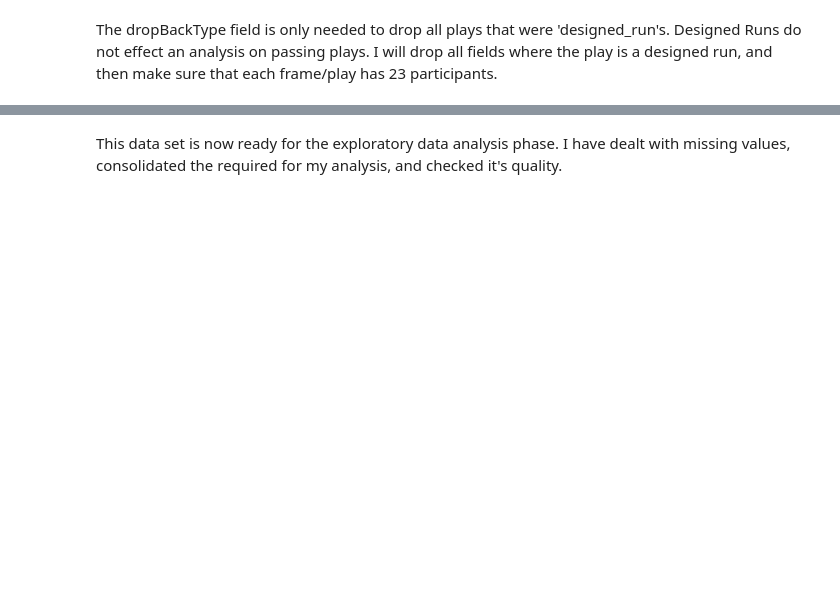
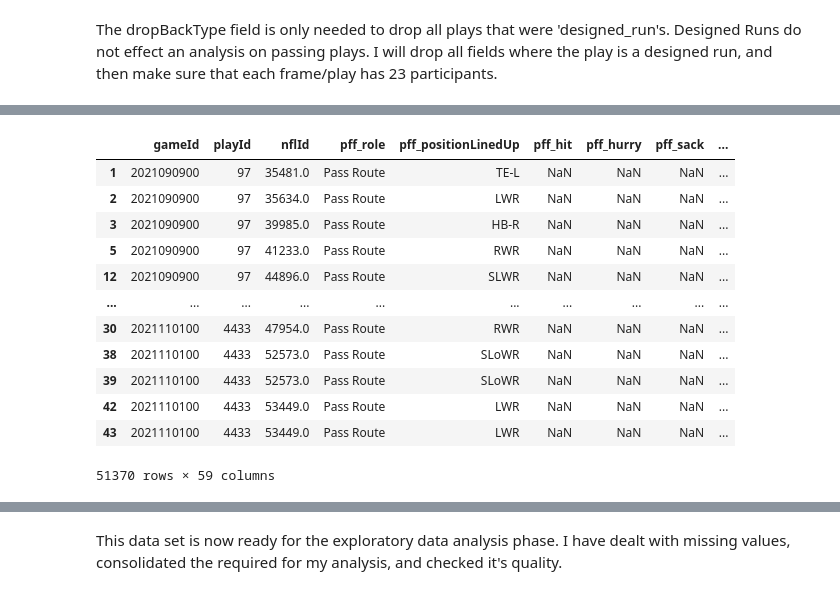
Before and after one commit to bkandikonda27/ExpectedPassingYardsMetricNFL, a Jupyter notebook: DataWrangling.ipynb, the cells around one changed output, grey strips where cells are left out. Saved outputs shown, nothing was run; the diff lists cells and outputs as text; code cells hidden in the pictures; blank space fills up the shorter version.

```diff
--- a/DataWrangling.ipynb
+++ b/DataWrangling.ipynb
@@ -464,0 +364,30 @@ df_main.head()
+# %%
+def addCatchSeparation(dfcatch):
+    ball_point = (dfcatch[(dfcatch['team']=='football')]['x'].values[0], dfcatch[(dfcatch['team']=='football')]['y'].values[0])
+
+
+    off_team = dfcatch[dfcatch['pff_positionLinedUp'] == 'QB'].iloc[0]['team']
+    def_team = dfcatch[dfcatch['pff_role'] == 'Coverage'].iloc[0]['team']
+
+    df_offensive = dfcatch[dfcatch['pff_role'] == 'Pass Route']
+    df_defensive = dfcatch[dfcatch['pff_role'].isin(['Coverage', 'Pass Rush'])]
+
+    off_coord = df_offensive[['x','y']].values
+    def_coord = df_defensive[['x','y']].values
+
+    defender_to_ball = closest_node(ball_point, def_coord)
+    defender_to_ball_dist = calculateDistance(ball_point[0], ball_point[1], defender_to_ball[0], defender_to_ball[1])
+
+    for coord in range(off_coord.shape[0]):
+        off_player_coordinates = (off_coord[coord][0], off_coord[coord][1])
+        closest_player_coordinates = closest_node(off_player_coordinates, def_coord)
+        def_player_coordinates = df_defensive[(df_defensive['x'] == closest_player_coordinates[0]) & (df_defensive['y'] == closest_player_coordinates[1])]
+        corner_dist = calculateDistance(off_coord[coord][0], off_coord[coord][1], def_player_coordinates['x'].values[0], def_player_coordinates['y'].values[0])
+        index = dfcatch.index[(dfcatch['x'] == off_coord[coord][0]) & (dfcatch['y'] == off_coord[coord][1]) & (dfcatch['pff_role'] == 'Pass Route')].tolist()[0]
+        ball_dist = calculateDistance(off_coord[coord][0], off_coord[coord][1], ball_point[0], ball_point[1])
+        dfcatch.at[index, 'separation_from_defender'] = corner_dist
+        dfcatch.at[index, 'dist_from_ball'] = ball_dist
+        dfcatch.at[index, 'defender_from_ball'] = defender_to_ball_dist
+
+
+    return dfcatch
@@ -464,0 +421,23 @@ df_main.head()
+# %%
+for game in df_new['gameId'].unique():
+    df_g = df_new[df_new['gameId'] == game]
+    for play in df_g['playId'].unique():
+        df_p = df_g[df_g['playId'] == play]
+        new_df = addCatchSeparation(df_p)
+        new_df = new_df.reset_index(drop=True)
+        df_copy = pd.concat([df_copy,new_df[~new_df['separation_from_defender'].isna()]])
+df_copy
+# %% [output]
+|  | gameId | playId | nflId | pff_role | pff_positionLinedUp | pff_hit | pff_hurry | pff_sack | ... |
+| 1 | 2021090900 | 97 | 35481.0 | Pass Route | TE-L | NaN | NaN | NaN | ... |
+| 2 | 2021090900 | 97 | 35634.0 | Pass Route | LWR | NaN | NaN | NaN | ... |
+| 3 | 2021090900 | 97 | 39985.0 | Pass Route | HB-R | NaN | NaN | NaN | ... |
+| 5 | 2021090900 | 97 | 41233.0 | Pass Route | RWR | NaN | NaN | NaN | ... |
+| 12 | 2021090900 | 97 | 44896.0 | Pass Route | SLWR | NaN | NaN | NaN | ... |
+| ... | ... | ... | ... | ... | ... | ... | ... | ... | ... |
+| 30 | 2021110100 | 4433 | 47954.0 | Pass Route | RWR | NaN | NaN | NaN | ... |
+| 38 | 2021110100 | 4433 | 52573.0 | Pass Route | SLoWR | NaN | NaN | NaN | ... |
+| 39 | 2021110100 | 4433 | 52573.0 | Pass Route | SLoWR | NaN | NaN | NaN | ... |
+| 42 | 2021110100 | 4433 | 53449.0 | Pass Route | LWR | NaN | NaN | NaN | ... |
+| 43 | 2021110100 | 4433 | 53449.0 | Pass Route | LWR | NaN | NaN | NaN | ... |
+51370 rows × 59 columns
```
Also changed, not shown: parts of 36 cells of this notebook.
